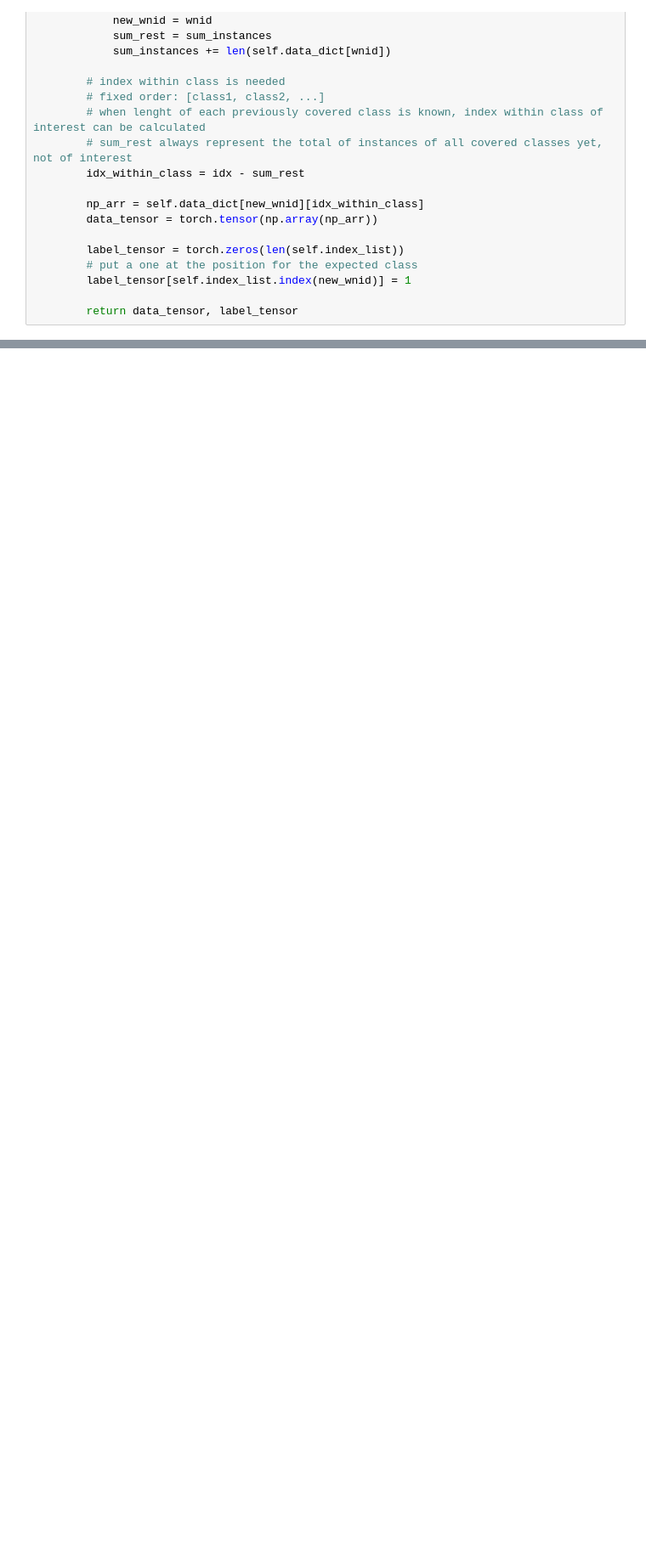
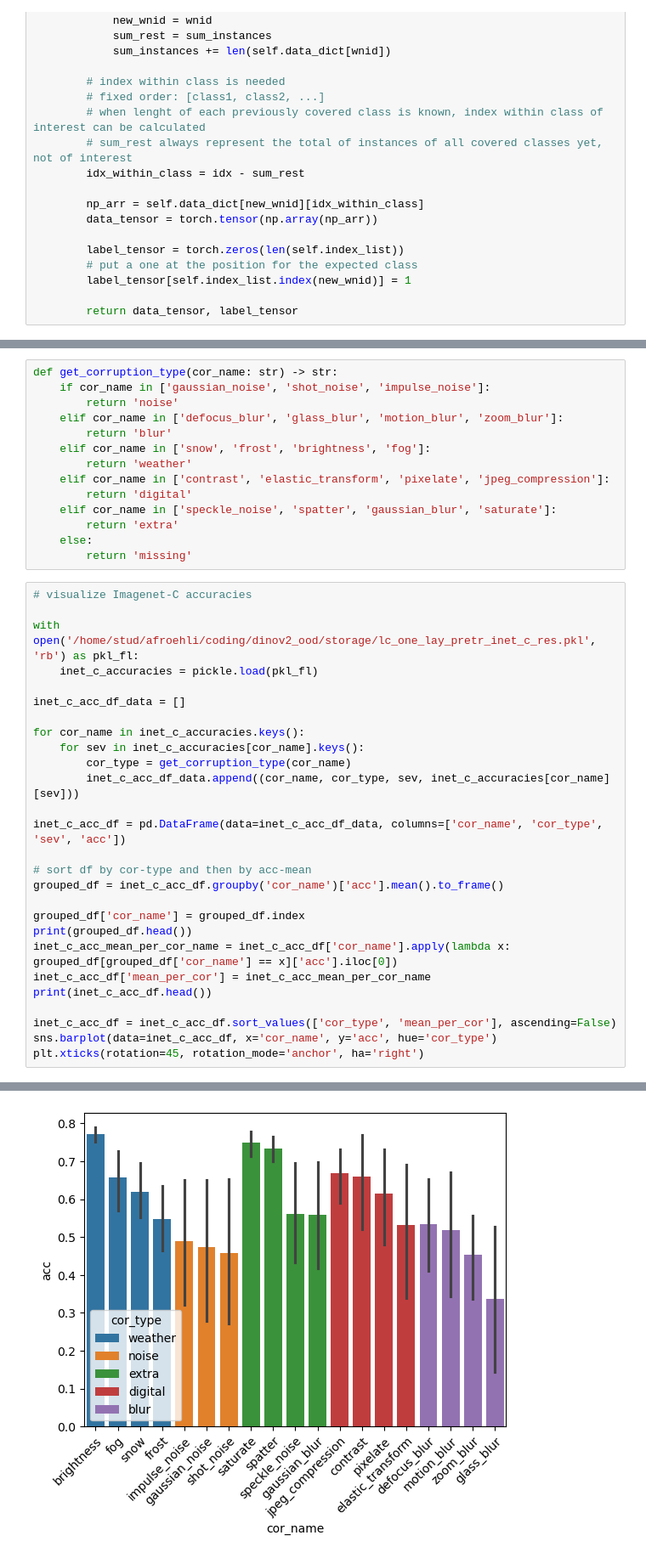
Before and after one commit to alexfrhling/dino_v2_ood_robustness, a Jupyter notebook: notebooks/linear_classifier.ipynb, the cells around one changed output, grey strips where cells are left out. Shown at 85% size. Drawn from its saved outputs; the diff is of its cells as text; blank space fills up the shorter version.

```diff
--- a/notebooks/linear_classifier.ipynb
+++ b/notebooks/linear_classifier.ipynb
@@ -200,0 +393,42 @@ for class_a_wnid in class_a_b_map.keys():
+# %%
+def get_corruption_type(cor_name: str) -> str:
+    if cor_name in ['gaussian_noise', 'shot_noise', 'impulse_noise']:
+        return 'noise'
+    elif cor_name in ['defocus_blur', 'glass_blur', 'motion_blur', 'zoom_blur']:
+        return 'blur'
+    elif cor_name in ['snow', 'frost', 'brightness', 'fog']:
+        return 'weather'
+    elif cor_name in ['contrast', 'elastic_transform', 'pixelate', 'jpeg_compression']:
+        return 'digital'
+    elif cor_name in ['speckle_noise', 'spatter', 'gaussian_blur', 'saturate']:
+        return 'extra'
+    else:
+        return 'missing'
+# %%
+# visualize Imagenet-C accuracies
+
+with open('/home/stud/afroehli/coding/dinov2_ood/storage/lc_one_lay_pretr_inet_c_res.pkl', 'rb') as pkl_fl:
+    inet_c_accuracies = pickle.load(pkl_fl)
+
+inet_c_acc_df_data = []
+
+for cor_name in inet_c_accuracies.keys():
+    for sev in inet_c_accuracies[cor_name].keys():
+        cor_type = get_corruption_type(cor_name)
+        inet_c_acc_df_data.append((cor_name, cor_type, sev, inet_c_accuracies[cor_name][sev]))
+
+inet_c_acc_df = pd.DataFrame(data=inet_c_acc_df_data, columns=['cor_name', 'cor_type', 'sev', 'acc'])
+
+# sort df by cor-type and then by acc-mean
+grouped_df = inet_c_acc_df.groupby('cor_name')['acc'].mean().to_frame()
+
+grouped_df['cor_name'] = grouped_df.index
+print(grouped_df.head())
+inet_c_acc_mean_per_cor_name = inet_c_acc_df['cor_name'].apply(lambda x: grouped_df[grouped_df['cor_name'] == x]['acc'].iloc[0])
+inet_c_acc_df['mean_per_cor'] = inet_c_acc_mean_per_cor_name
+print(inet_c_acc_df.head())
+
+inet_c_acc_df = inet_c_acc_df.sort_values(['cor_type', 'mean_per_cor'], ascending=False)
+sns.barplot(data=inet_c_acc_df, x='cor_name', y='acc', hue='cor_type')
+plt.xticks(rotation=45, rotation_mode='anchor', ha='right')
+# %% [output]
@@ -200,0 +468 @@ for class_a_wnid in class_a_b_map.keys():
+[figure, added]
```
Also changed, not shown: parts of 29 cells of this notebook, 6 other files.
